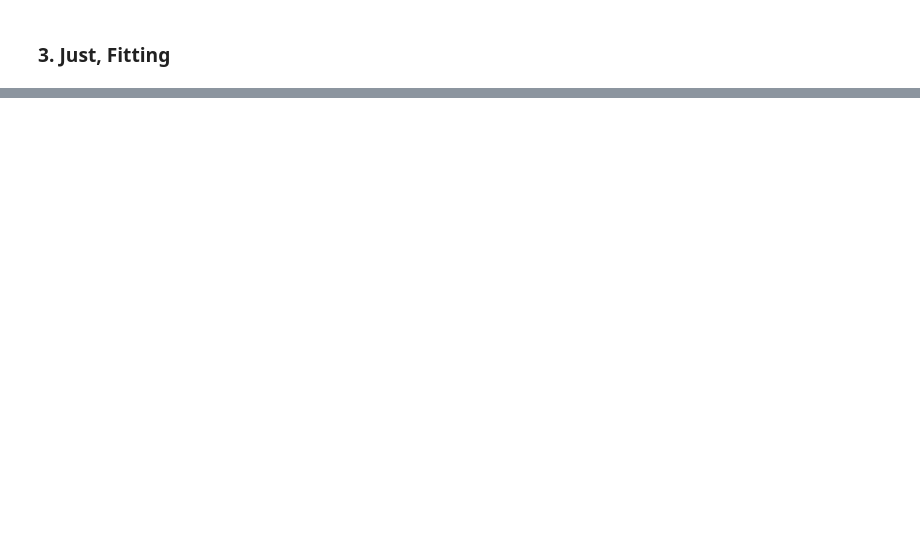
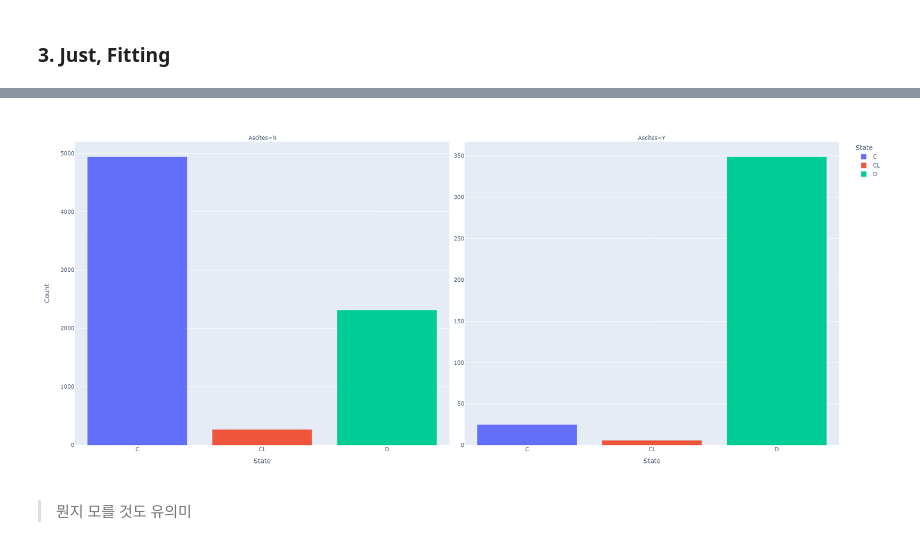
Before and after one commit to HollyRiver/kag_comp, a Jupyter notebook: Cirrhosis Outcomes/Multi-Class.ipynb, the cells around one changed output, grey strips where cells are left out. Saved outputs shown, nothing was run; the diff lists cells and outputs as text; code cells hidden in the pictures; blank space fills up the shorter version.

```diff
--- a/Cirrhosis Outcomes/Multi-Class.ipynb
+++ b/Cirrhosis Outcomes/Multi-Class.ipynb
@@ -209,0 +434,13 @@ Subclasses:     _TabularPredictorExperimental, InterpretableTabularPredictor
+# %%
+def facet_compare(column) :
+    fig = pd.concat([df_train_featured[[column]], pd.get_dummies(df_train_featured['Status'])], axis = 1).pivot_table(index = column, values = ['C', 'CL', 'D'], aggfunc = 'sum')\
+.stack().reset_index().set_axis([column, 'State', 'Count'], axis = 1).plot.bar(x = 'State', y = 'Count', backend = 'plotly', color = 'State', facet_col = column, height = 800, width = 800)
+
+    fig.update_yaxes(matches=None,showticklabels=True)
+    return fig.show()
+# %%
+facet_compare('Ascites')
+# %% [output]
+[figure, added]
+# %% [markdown]
+> 뭔지 모를 것도 유의미
```
Also changed, not shown: parts of 35 cells of this notebook.
